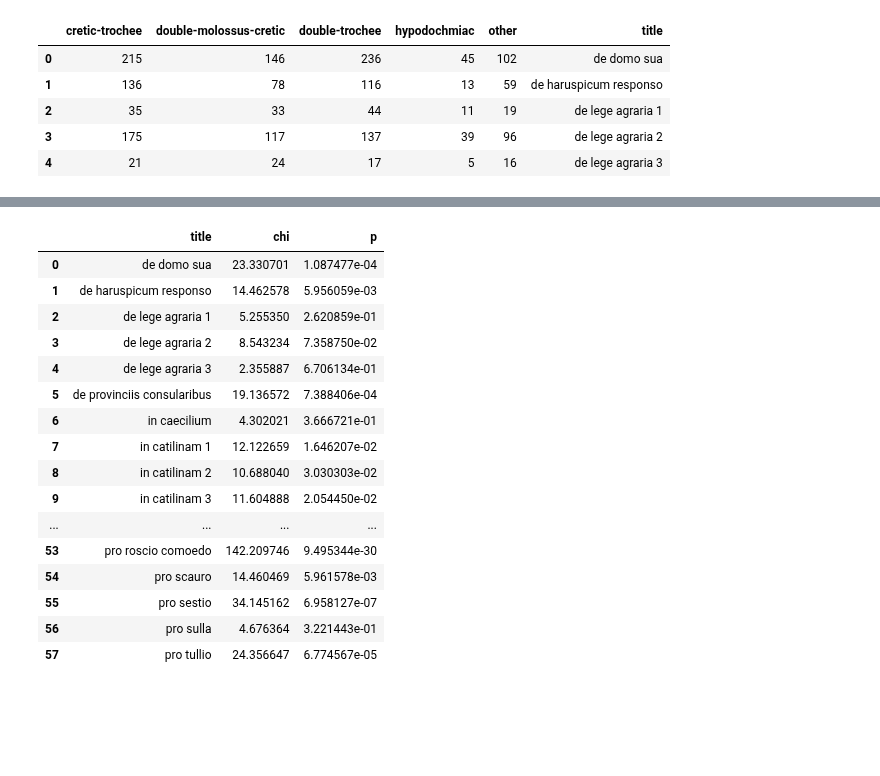
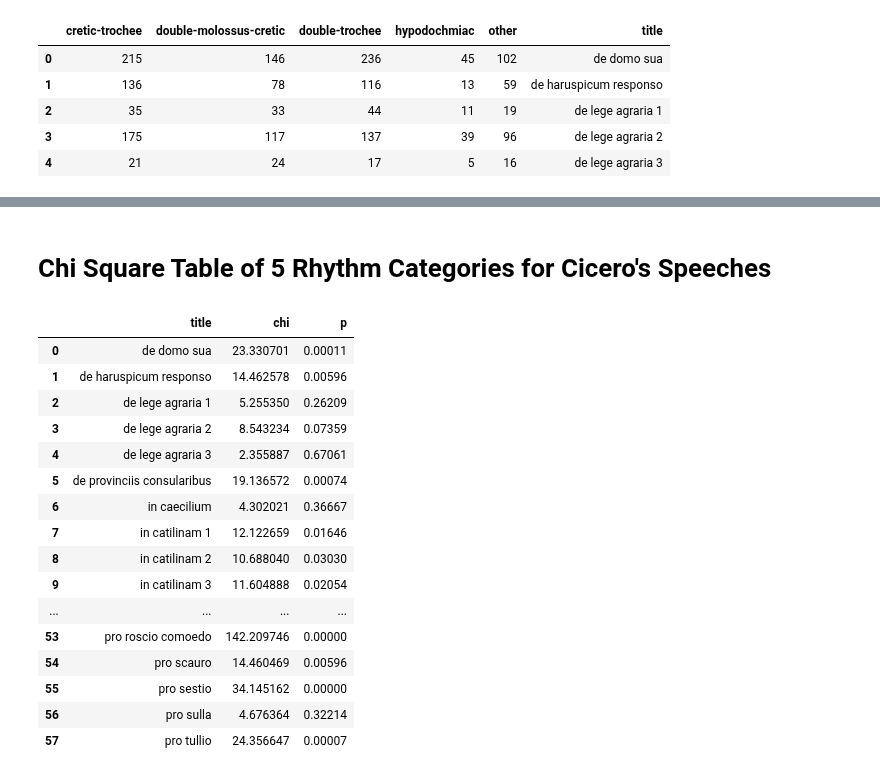
Before and after one commit to TylerKirby/latin-prose-rhythm, a Jupyter notebook: notebooks/chi_square.ipynb, the cells around one changed output, grey strips where cells are left out. Cells and saved outputs as stored; diff of their text form; code cells hidden in the pictures; blank space fills up the shorter version.

Commit message:
added chi square tests

```diff
--- a/notebooks/chi_square.ipynb
+++ b/notebooks/chi_square.ipynb
@@ -51,14 +60,21 @@ cicero_speeches_total.head()
 # %%
-chis = []
-ps = []
-for t in cicero_speeches['title'].values:
-    speech = cicero_speeches.loc[cicero_speeches['title'] == t]
-    speech = speech.drop(columns=['title', 'author'])
-    rest_of_speeches = cicero_speeches.loc[cicero_speeches['title'] != t]
-    rest_of_speeches = rest_of_speeches.drop(columns=['title', 'author'])
-    rest_of_speeches = rest_of_speeches.sum(axis=0)
-    rest_of_speeches = pd.DataFrame(data=rest_of_speeches).T
-    test_df = speech.append(rest_of_speeches)
-    chi, p, dof, table = stats.chi2_contingency(test_df)
-    chis.append(chi)
-    ps.append(p)
+def chi_square_corpus(df):
+    titles = df['title'].values
+    chis = []
+    ps = []
+    for t in titles:
+        speech = df.loc[df['title'] == t]
+        speech = speech.drop(columns=['title'])
+        rest_of_speeches = df.loc[df['title'] != t]
+        rest_of_speeches = rest_of_speeches.drop(columns=['title'])
+        rest_of_speeches = rest_of_speeches.sum(axis=0)
+        rest_of_speeches = pd.DataFrame(data=rest_of_speeches).T
+        test_df = speech.append(rest_of_speeches)
+        chi, p, dof, table = stats.chi2_contingency(test_df)
+        chis.append(chi)
+        ps.append(p)
+    new_df = pd.DataFrame()
+    new_df['title'] = titles
+    new_df['chi'] = chis
+    new_df['p'] = [round(p, 5) for p in ps]
+    return new_df
@@ -110,21 +81,25 @@ cicero_chi_df['p'] = ps
-# %%
-# totaled data frame
-cicero_chi_df
-# %% [output]
-|  | title | chi | p |
-| 0 | de domo sua | 23.330701 | 1.087477e-04 |
-| 1 | de haruspicum responso | 14.462578 | 5.956059e-03 |
-| 2 | de lege agraria 1 | 5.255350 | 2.620859e-01 |
-| 3 | de lege agraria 2 | 8.543234 | 7.358750e-02 |
-| 4 | de lege agraria 3 | 2.355887 | 6.706134e-01 |
-| 5 | de provinciis consularibus | 19.136572 | 7.388406e-04 |
-| 6 | in caecilium | 4.302021 | 3.666721e-01 |
-| 7 | in catilinam 1 | 12.122659 | 1.646207e-02 |
-| 8 | in catilinam 2 | 10.688040 | 3.030303e-02 |
-| 9 | in catilinam 3 | 11.604888 | 2.054450e-02 |
-| ... | ... | ... | ... |
-| 53 | pro roscio comoedo | 142.209746 | 9.495344e-30 |
-| 54 | pro scauro | 14.460469 | 5.961578e-03 |
-| 55 | pro sestio | 34.145162 | 6.958127e-07 |
-| 56 | pro sulla | 4.676364 | 3.221443e-01 |
-| 57 | pro tullio | 24.356647 | 6.774567e-05 |
+# %% [markdown]
+Chi Square Table of 5 Rhythm Categories for Cicero's Speeches
+===
+# %%
+cicero_totaled_chi_df = chi_square_corpus(cicero_speeches_total)
+# %%
+cicero_totaled_chi_df
+# %% [output]
+|  | title | chi | p |
+| 0 | de domo sua | 23.330701 | 0.00011 |
+| 1 | de haruspicum responso | 14.462578 | 0.00596 |
+| 2 | de lege agraria 1 | 5.255350 | 0.26209 |
+| 3 | de lege agraria 2 | 8.543234 | 0.07359 |
+| 4 | de lege agraria 3 | 2.355887 | 0.67061 |
+| 5 | de provinciis consularibus | 19.136572 | 0.00074 |
+| 6 | in caecilium | 4.302021 | 0.36667 |
+| 7 | in catilinam 1 | 12.122659 | 0.01646 |
+| 8 | in catilinam 2 | 10.688040 | 0.03030 |
+| 9 | in catilinam 3 | 11.604888 | 0.02054 |
+| ... | ... | ... | ... |
+| 53 | pro roscio comoedo | 142.209746 | 0.00000 |
+| 54 | pro scauro | 14.460469 | 0.00596 |
+| 55 | pro sestio | 34.145162 | 0.00000 |
+| 56 | pro sulla | 4.676364 | 0.32214 |
+| 57 | pro tullio | 24.356647 | 0.00007 |
```
Also changed, not shown: parts of 34 cells of this notebook.
